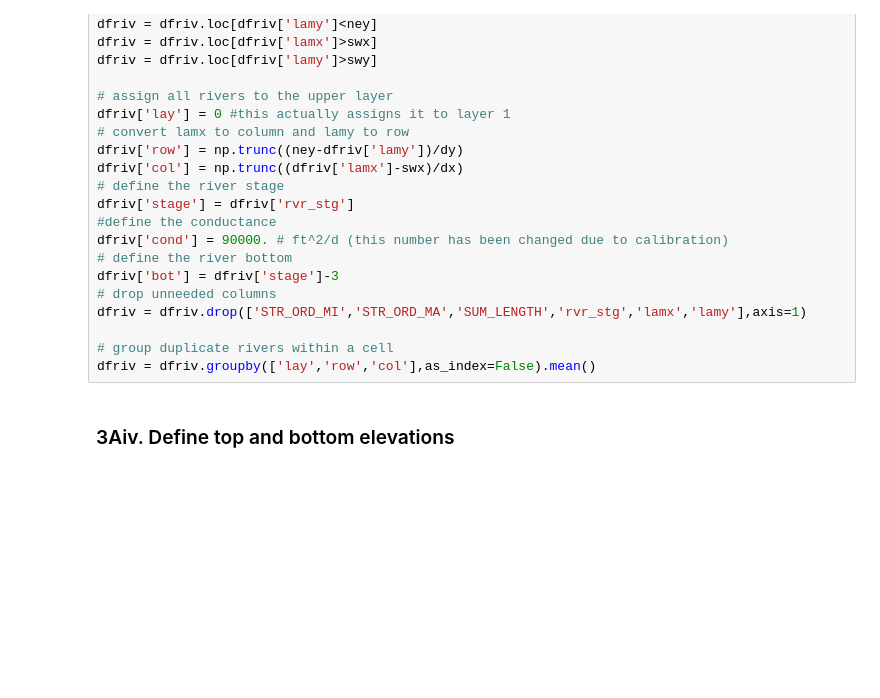
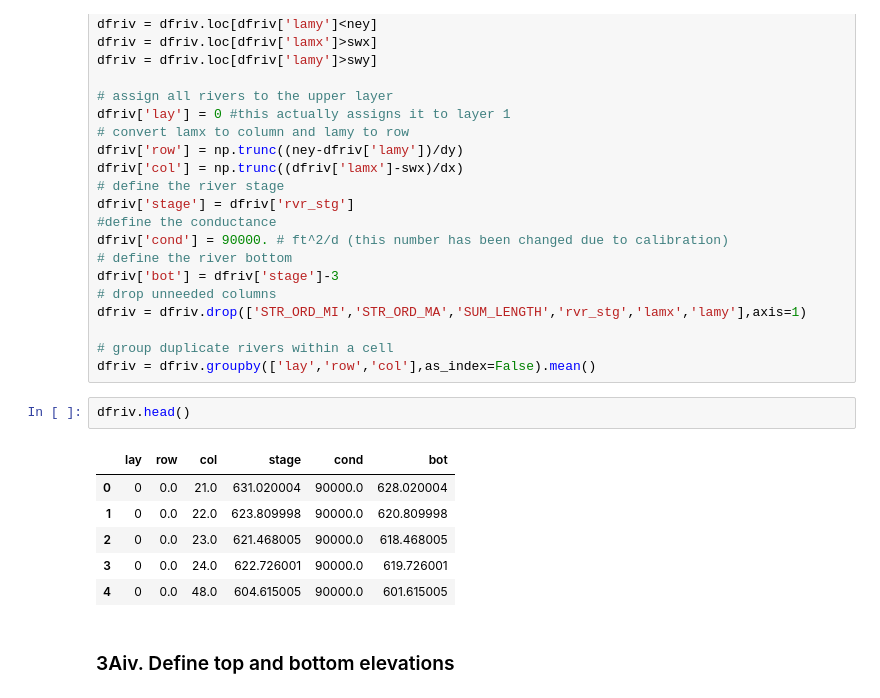
Before and after one commit to dbabrams/ShallowDolomite_Group, a Jupyter notebook: Summer2020_Model/WillCounty_Summer2020.ipynb, the cells around one changed output. Cells and saved outputs as stored; diff of their text form; blank space fills up the shorter version.

```diff
--- a/Summer2020_Model/WillCounty_Summer2020.ipynb
+++ b/Summer2020_Model/WillCounty_Summer2020.ipynb
@@ -260,6 +265,15 @@ dfriv = dfriv.drop(['STR_ORD_MI','STR_ORD_MA','SUM_LENGTH','rvr_stg','lamx','lam
 
 # group duplicate rivers within a cell
 dfriv = dfriv.groupby(['lay','row','col'],as_index=False).mean()
+# %%
+dfriv.head()
+# %% [output]
+|  | lay | row | col | stage | cond | bot |
+| 0 | 0 | 0.0 | 21.0 | 631.020004 | 90000.0 | 628.020004 |
+| 1 | 0 | 0.0 | 22.0 | 623.809998 | 90000.0 | 620.809998 |
+| 2 | 0 | 0.0 | 23.0 | 621.468005 | 90000.0 | 618.468005 |
+| 3 | 0 | 0.0 | 24.0 | 622.726001 | 90000.0 | 619.726001 |
+| 4 | 0 | 0.0 | 48.0 | 604.615005 | 90000.0 | 601.615005 |
 # %% [markdown]
 ### 3Aiv. Define top and bottom elevations
 # %%
```
Also changed, not shown: parts of 17 cells of this notebook.
